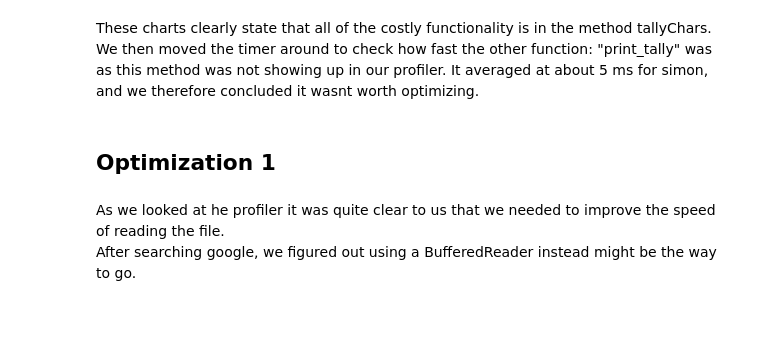
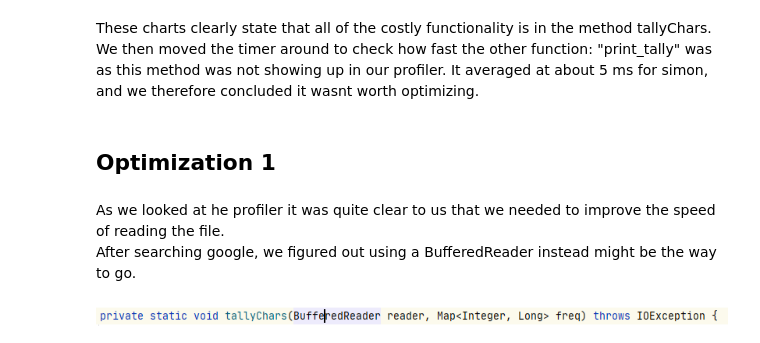
Before and after one commit to SimonBojesen/UFO_Optimization_Assignment3, a Jupyter notebook: python/Plotting_Tests.ipynb, the cells around one changed output. Saved outputs shown, nothing was run; the diff lists cells and outputs as text; code cells hidden in the pictures; blank space fills up the shorter version.

```diff
--- a/python/Plotting_Tests.ipynb
+++ b/python/Plotting_Tests.ipynb
@@ -72,3 +82,7 @@ We then moved the timer around to check how fast the other function: "print_tall
 # %% [markdown]
 As we looked at he profiler it was quite clear to us that we needed to improve the speed of reading the file.<br>
 After searching google, we figured out using a BufferedReader instead might be the way to go.
+# %%
+display(Image(filename='../screenshots/changed_code1.png'))
+# %% [output]
+[figure, added]
```
Also changed, not shown: parts of 13 cells of this notebook, 5 other files.
